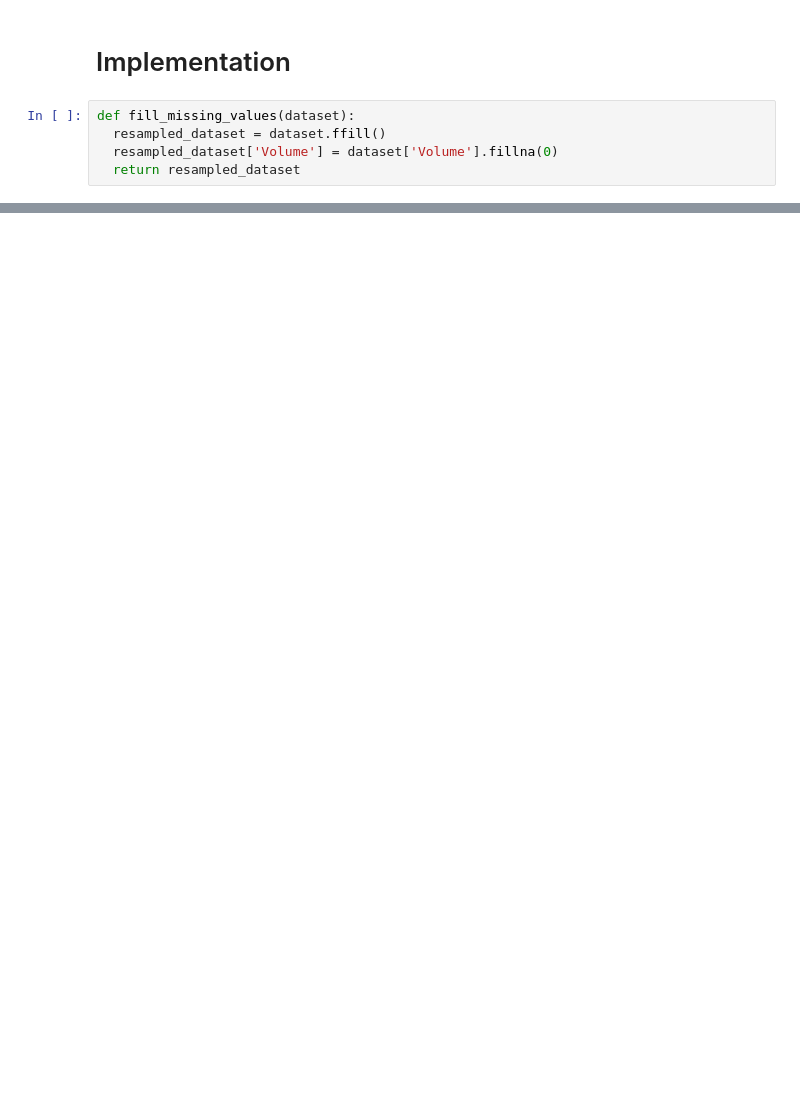
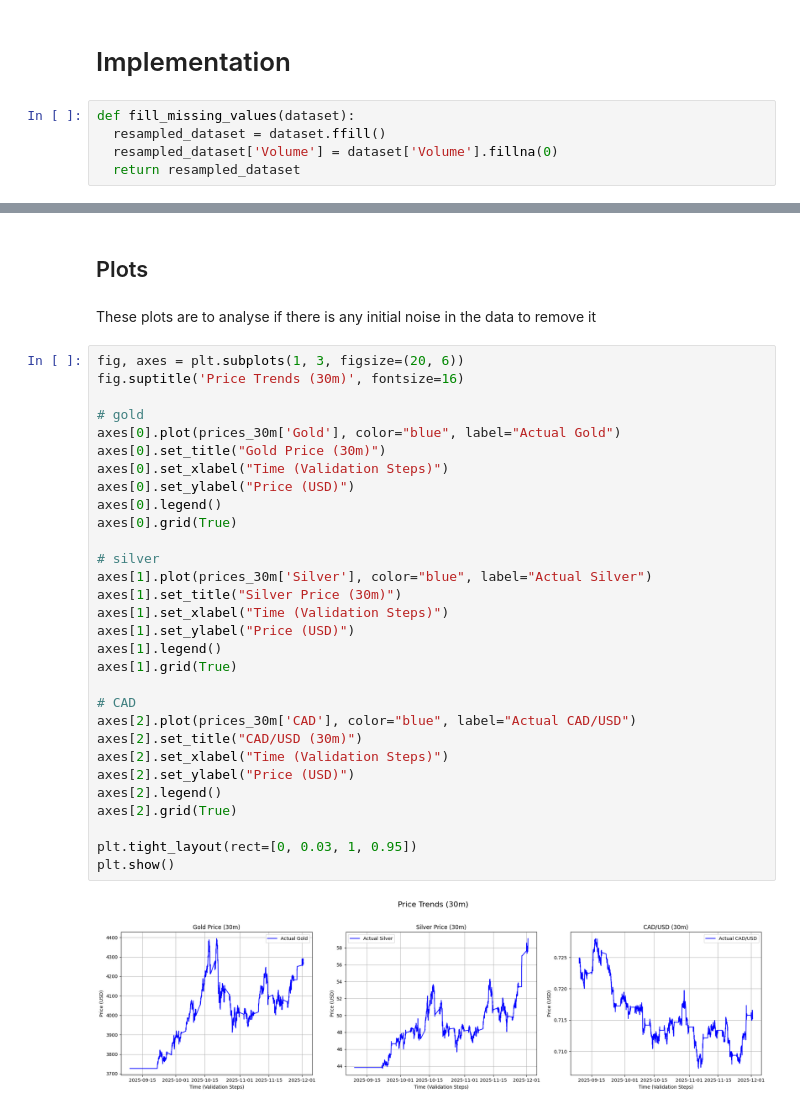
Before and after one commit to ritamerhi/ML-Project, a Jupyter notebook: datasets.ipynb, the cells around one changed output, grey strips where cells are left out. Cells and saved outputs as stored; diff of their text form; blank space fills up the shorter version.

```diff
--- a/datasets.ipynb
+++ b/datasets.ipynb
@@ -167,0 +156,36 @@ all_prices.describe()
+# %% [markdown]
+## Plots
+# %% [markdown]
+These plots are to analyse if there is any initial noise in the data to remove it
+# %%
+fig, axes = plt.subplots(1, 3, figsize=(20, 6))
+fig.suptitle('Price Trends (30m)', fontsize=16)
+
+# gold
+axes[0].plot(prices_30m['Gold'], color="blue", label="Actual Gold")
+axes[0].set_title("Gold Price (30m)")
+axes[0].set_xlabel("Time (Validation Steps)")
+axes[0].set_ylabel("Price (USD)")
+axes[0].legend()
+axes[0].grid(True)
+
+# silver
+axes[1].plot(prices_30m['Silver'], color="blue", label="Actual Silver")
+axes[1].set_title("Silver Price (30m)")
+axes[1].set_xlabel("Time (Validation Steps)")
+axes[1].set_ylabel("Price (USD)")
+axes[1].legend()
+axes[1].grid(True)
+
+# CAD
+axes[2].plot(prices_30m['CAD'], color="blue", label="Actual CAD/USD")
+axes[2].set_title("CAD/USD (30m)")
+axes[2].set_xlabel("Time (Validation Steps)")
+axes[2].set_ylabel("Price (USD)")
+axes[2].legend()
+axes[2].grid(True)
+
+plt.tight_layout(rect=[0, 0.03, 1, 0.95])
+plt.show()
+# %% [output]
+[figure, added]
```
Also changed, not shown: parts of 23 cells of this notebook, 1 other file.
